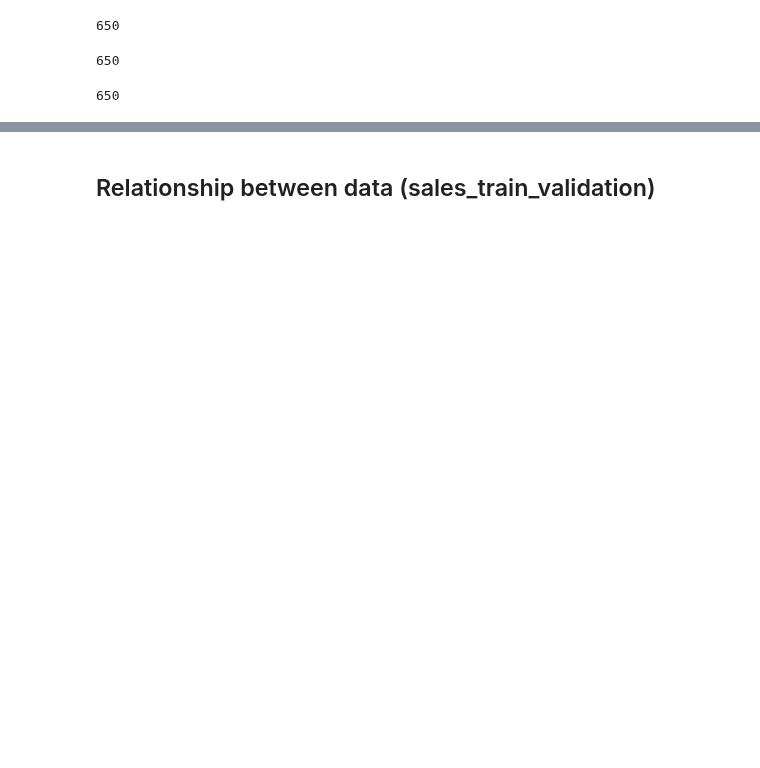
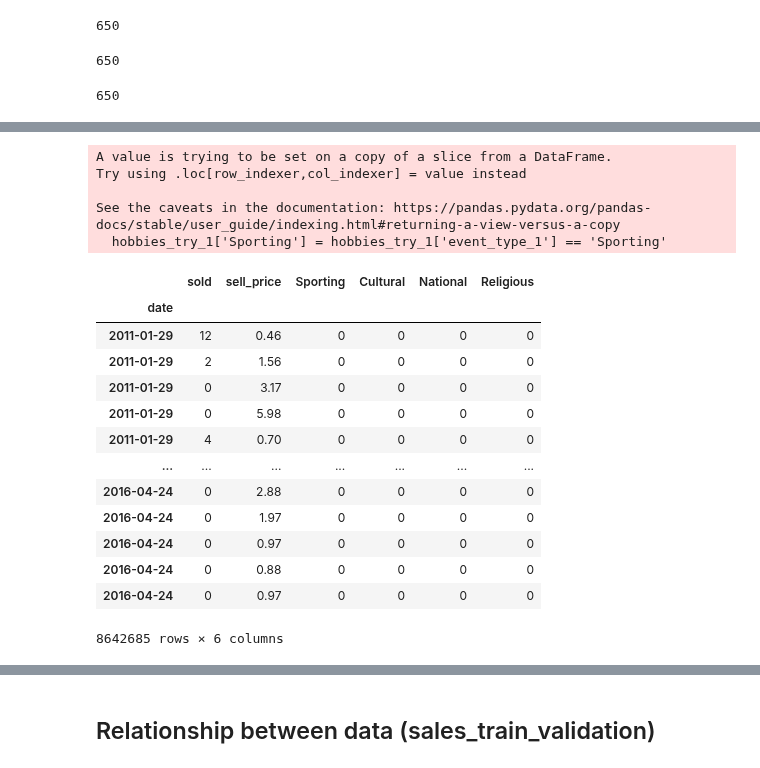
Before and after one commit to aaronmonash24/FYP, a Jupyter notebook: Data Analysis/DataExploration.ipynb, the cells around one changed output, grey strips where cells are left out. Cells and saved outputs as stored; diff of their text form; code cells hidden in the pictures; blank space fills up the shorter version.

```diff
--- a/Data Analysis/DataExploration.ipynb
+++ b/Data Analysis/DataExploration.ipynb
@@ -665,0 +635,37 @@ plt.show()
+# %%
+hobbies_try_1['Sporting'] = hobbies_try_1['event_type_1'] == 'Sporting'
+hobbies_try_1['Sporting'] = hobbies_try_1['Sporting'].astype(int)
+hobbies_try_1['Cultural'] = hobbies_try_1['event_type_1'] == 'Cultural'
+hobbies_try_1['Cultural'] = hobbies_try_1['Cultural'].astype(int)
+hobbies_try_1['National'] = hobbies_try_1['event_type_1'] == 'National'
+hobbies_try_1['National'] = hobbies_try_1['National'].astype(int)
+hobbies_try_1['Religious'] = hobbies_try_1['event_type_1'] == 'Religious'
+hobbies_try_1['Religious'] = hobbies_try_1['Religious'].astype(int)
+# %% [output]
+A value is trying to be set on a copy of a slice from a DataFrame.
+Try using .loc[row_indexer,col_indexer] = value instead
+
+See the caveats in the documentation: https://pandas.pydata.org/pandas-docs/stable/user_guide/indexing.html#returning-a-view-versus-a-copy
+  hobbies_try_1['Sporting'] = hobbies_try_1['event_type_1'] == 'Sporting'
+# %%
+hobbies_try_1 = hobbies_try_1.drop(hobbies_try_1.columns[1],axis=1)
+# %%
+hobbies_try_2 = hobbies_try_1.set_index(hobbies_try_1.columns[0])
+# %%
+hobbies_try_2 = hobbies_try_2.dropna(subset=['sell_price'])
+hobbies_try_2
+# %% [output]
+|  | sold | sell_price | Sporting | Cultural | National | Religious |
+| date |  |  |  |  |  |  |
+| 2011-01-29 | 12 | 0.46 | 0 | 0 | 0 | 0 |
+| 2011-01-29 | 2 | 1.56 | 0 | 0 | 0 | 0 |
+| 2011-01-29 | 0 | 3.17 | 0 | 0 | 0 | 0 |
+| 2011-01-29 | 0 | 5.98 | 0 | 0 | 0 | 0 |
+| 2011-01-29 | 4 | 0.70 | 0 | 0 | 0 | 0 |
+| ... | ... | ... | ... | ... | ... | ... |
+| 2016-04-24 | 0 | 2.88 | 0 | 0 | 0 | 0 |
+| 2016-04-24 | 0 | 1.97 | 0 | 0 | 0 | 0 |
+| 2016-04-24 | 0 | 0.97 | 0 | 0 | 0 | 0 |
+| 2016-04-24 | 0 | 0.88 | 0 | 0 | 0 | 0 |
+| 2016-04-24 | 0 | 0.97 | 0 | 0 | 0 | 0 |
+8642685 rows × 6 columns
```
Also changed, not shown: parts of 256 cells of this notebook.
